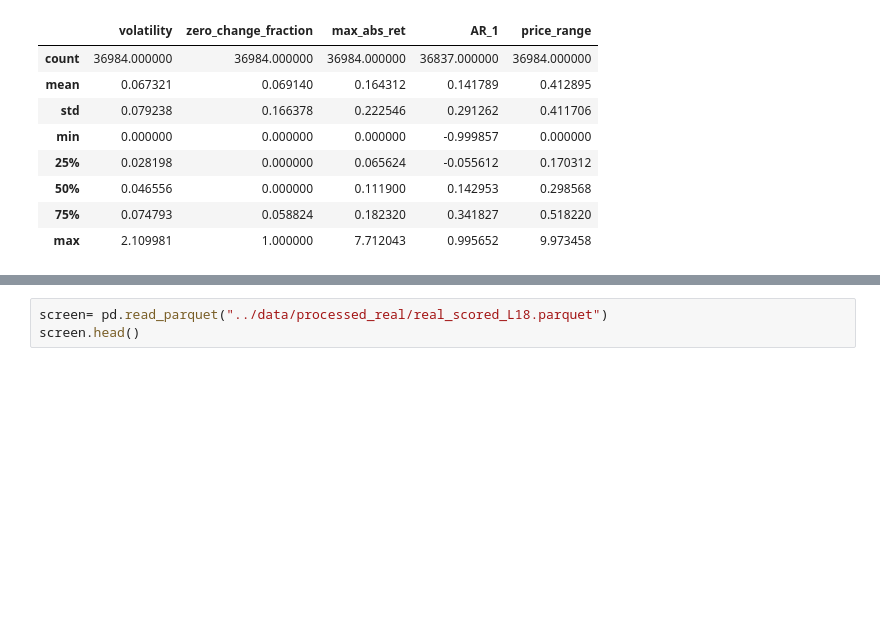
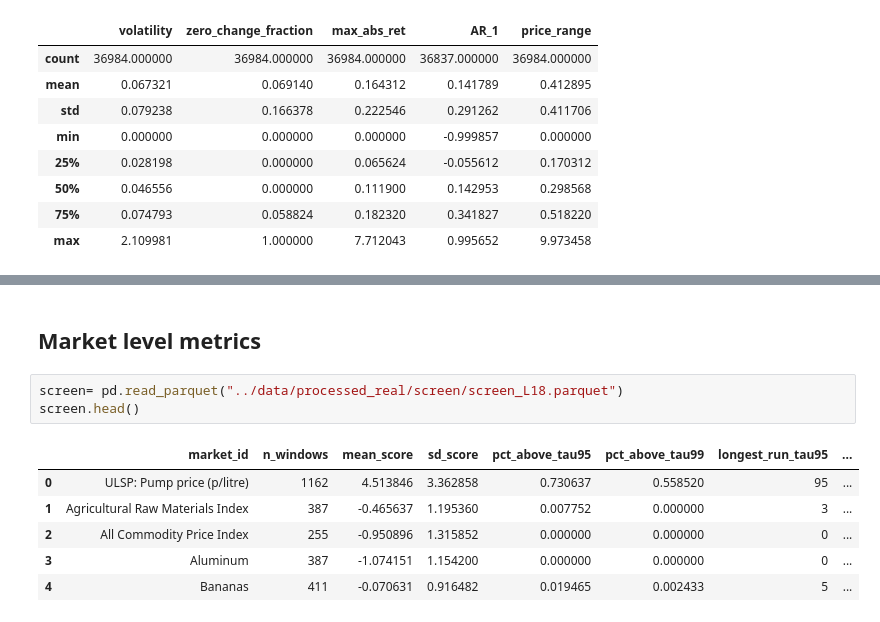
Before and after one commit to daniloldn/detecting-collusion, a Jupyter notebook: notebooks/real_data.ipynb, the cells around one changed output, grey strips where cells are left out. Drawn from its saved outputs; the diff is of its cells as text; blank space fills up the shorter version.

Commit message:
real data market metrics2

```diff
--- a/notebooks/real_data.ipynb
+++ b/notebooks/real_data.ipynb
@@ -61,3 +165,12 @@ score.head()
+# %% [markdown]
+## Market level metrics
 # %%
-screen= pd.read_parquet("../data/processed_real/real_scored_L18.parquet")
+screen= pd.read_parquet("../data/processed_real/screen/screen_L18.parquet")
 screen.head()
+# %% [output]
+|  | market_id | n_windows | mean_score | sd_score | pct_above_tau95 | pct_above_tau99 | longest_run_tau95 | ... |
+| 0 | ULSP: Pump price (p/litre) | 1162 | 4.513846 | 3.362858 | 0.730637 | 0.558520 | 95 | ... |
+| 1 | Agricultural Raw Materials Index | 387 | -0.465637 | 1.195360 | 0.007752 | 0.000000 | 3 | ... |
+| 2 | All Commodity Price Index | 255 | -0.950896 | 1.315852 | 0.000000 | 0.000000 | 0 | ... |
+| 3 | Aluminum | 387 | -1.074151 | 1.154200 | 0.000000 | 0.000000 | 0 | ... |
+| 4 | Bananas | 411 | -0.070631 | 0.916482 | 0.019465 | 0.002433 | 5 | ... |
```
Also changed, not shown: parts of 16 cells of this notebook, 3 other files.
